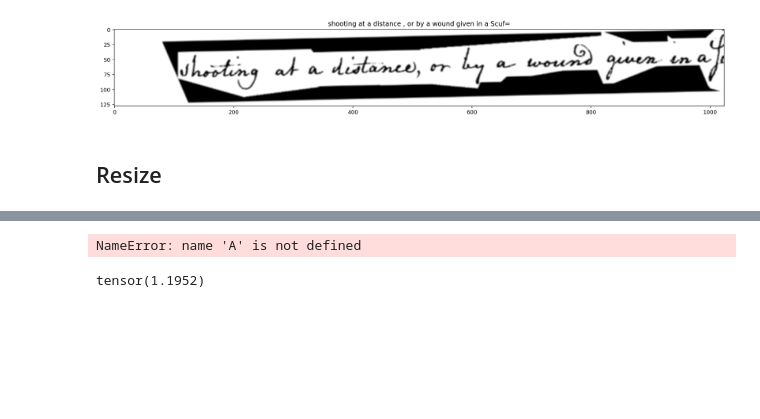
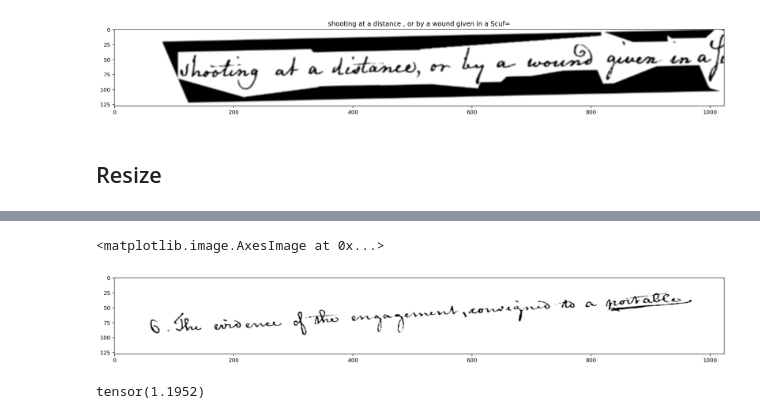
Before and after one commit to git22abhishek/pytorchHTR, a Jupyter notebook: Untitled.ipynb, the cells around one changed output, grey strips where cells are left out. Drawn from its saved outputs; the diff is of its cells as text; code cells hidden in the pictures; blank space fills up the shorter version.

```diff
--- a/Untitled.ipynb
+++ b/Untitled.ipynb
@@ -102,19 +105,21 @@ NameError: name 'io' is not defined
 # %%
 transforms = A.Compose([
+     Binarize(p=1.0),
     A.augmentations.geometric.transforms.Affine(scale=1.0,
         translate_px={'x': (-100, 100), 'y': (-50, 50)}, cval=255, p=1.0),
     A.augmentations.geometric.transforms.Affine(
         fit_output=True, shear=(-5, 5), cval=255, p=1.0),
     A.augmentations.geometric.Resize(
         height=128, width=1024, always_apply=True),
     A.augmentations.transforms.Blur(blur_limit=(3, 4), p=0.4),
 ])
-pp = transforms(image=deslanted_image)['image']
+pp = transforms(image=deslanted_image, threshold=217)['image']
 
 plt.figure(figsize=(20, 10))
 plt.imshow(pp, cmap='gray')
 # %% [output]
-NameError: name 'A' is not defined
+<matplotlib.image.AxesImage at 0x...>
+[figure, added]
 # %%
 img = np.array([
     [
```
Also changed, not shown: parts of 3 cells of this notebook, 12 other files.
